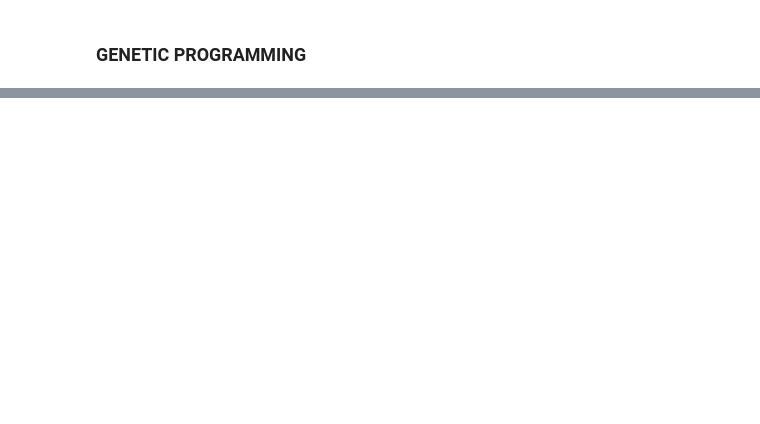
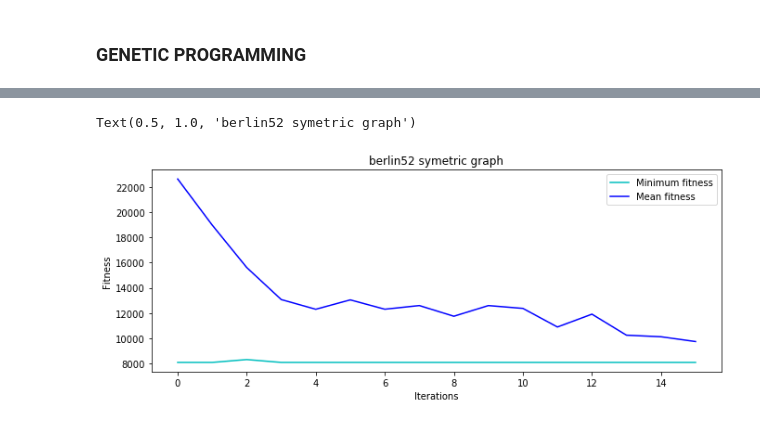
Before and after one commit to davebehr1/tsp_heuristics, a Jupyter notebook: SYMMETRIC_GRAPH.ipynb, the cells around one changed output, grey strips where cells are left out. Saved outputs shown, nothing was run; the diff lists cells and outputs as text; code cells hidden in the pictures; blank space fills up the shorter version.

```diff
--- a/SYMMETRIC_GRAPH.ipynb
+++ b/SYMMETRIC_GRAPH.ipynb
@@ -212,3 +345,12 @@ pop = toolbox.population(n=300)
+# %%
+plt.figure(figsize=(11, 4))
+plots = plt.plot(log.select('min'),'c-', log.select('mean'), 'b-')
+plt.legend(plots, ('Minimum fitness', 'Mean fitness'), frameon=True)
+plt.ylabel('Fitness'); plt.xlabel('Iterations');
+plt.title("berlin52 symetric graph")
+# %% [output]
+Text(0.5, 1.0, 'berlin52 symetric graph')
+[figure, added]
 # %%
 tree = gp.PrimitiveTree(pop[14])
 string_tree = str(tree)
```
Also changed, not shown: parts of 21 cells of this notebook, 1 other file.
